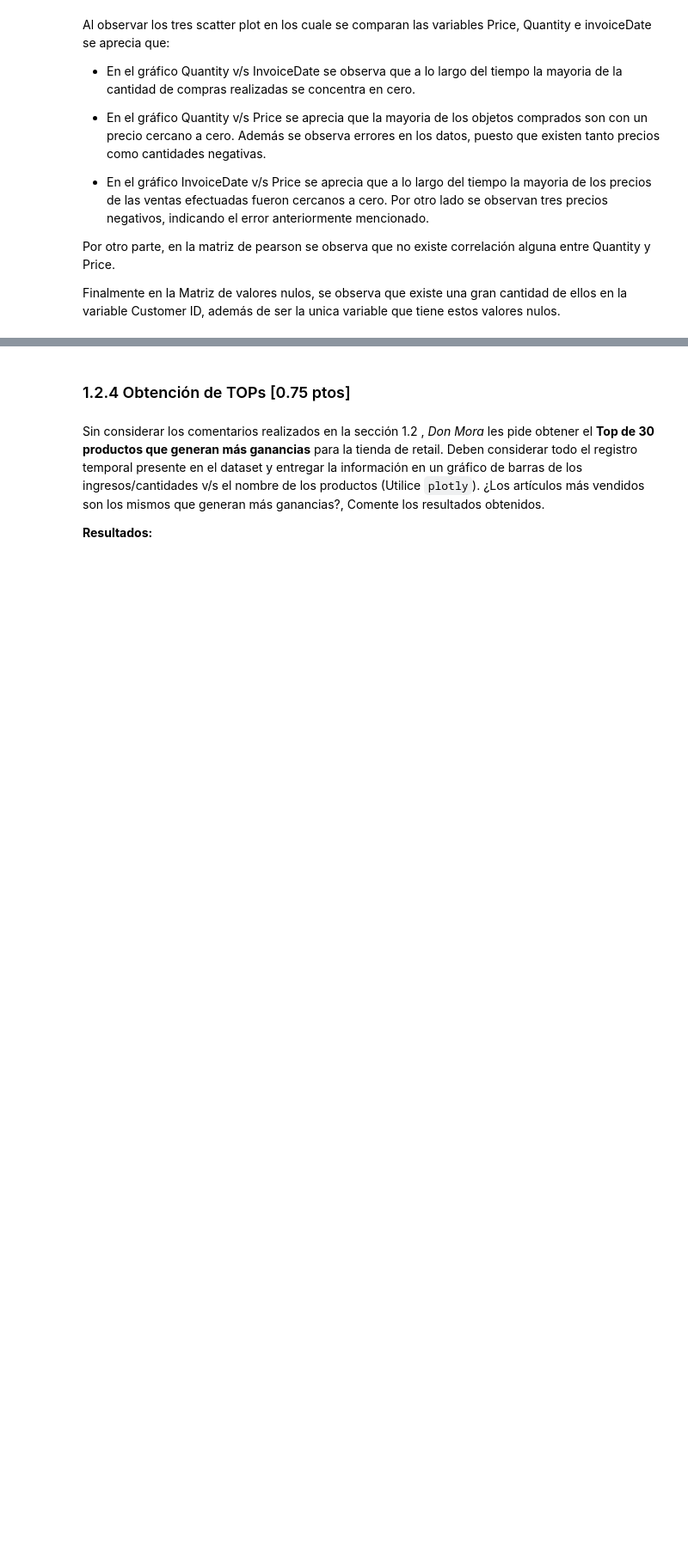
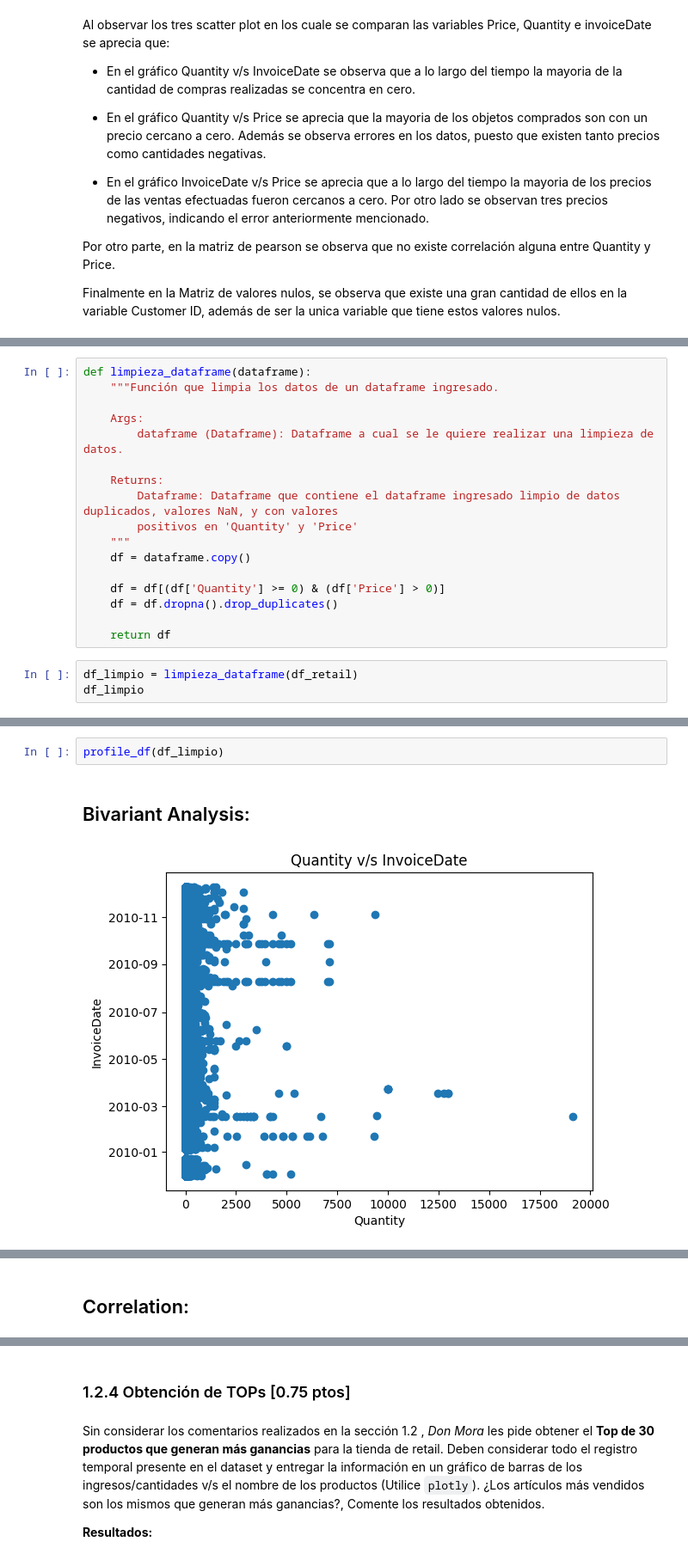
Before and after one commit to Zerzer0/MDS7202, a Jupyter notebook: Laboratorios/Laboratorio_6/Laboratorio6_Enunciado.ipynb, the cells around one changed output, grey strips where cells are left out. Shown at 86% size. Drawn from its saved outputs; the diff is of its cells as text; blank space fills up the shorter version.

```diff
--- a/Laboratorios/Laboratorio_6/Laboratorio6_Enunciado.ipynb
+++ b/Laboratorios/Laboratorio_6/Laboratorio6_Enunciado.ipynb
@@ -495,0 +516,20 @@ Código Aquí
+# %%
+def limpieza_dataframe(dataframe):
+    """Función que limpia los datos de un dataframe ingresado.
+
+    Args:
+        dataframe (Dataframe): Dataframe a cual se le quiere realizar una limpieza de datos.
+
+    Returns:
+        Dataframe: Dataframe que contiene el dataframe ingresado limpio de datos duplicados, valores NaN, y con valores
+        positivos en 'Quantity' y 'Price'
+    """
+    df = dataframe.copy()
+
+    df = df[(df['Quantity'] >= 0) & (df['Price'] > 0)]
+    df = df.dropna().drop_duplicates()
+
+    return df
+# %%
+df_limpio = limpieza_dataframe(df_retail)
+df_limpio
@@ -495,0 +691,5 @@ Código Aquí
+# %%
+profile_df(df_limpio)
+# %% [output]
+## Bivariant Analysis:
+[figure, added]
@@ -495,0 +698 @@ Código Aquí
+## Correlation:
```
Also changed, not shown: parts of 24 cells of this notebook.
